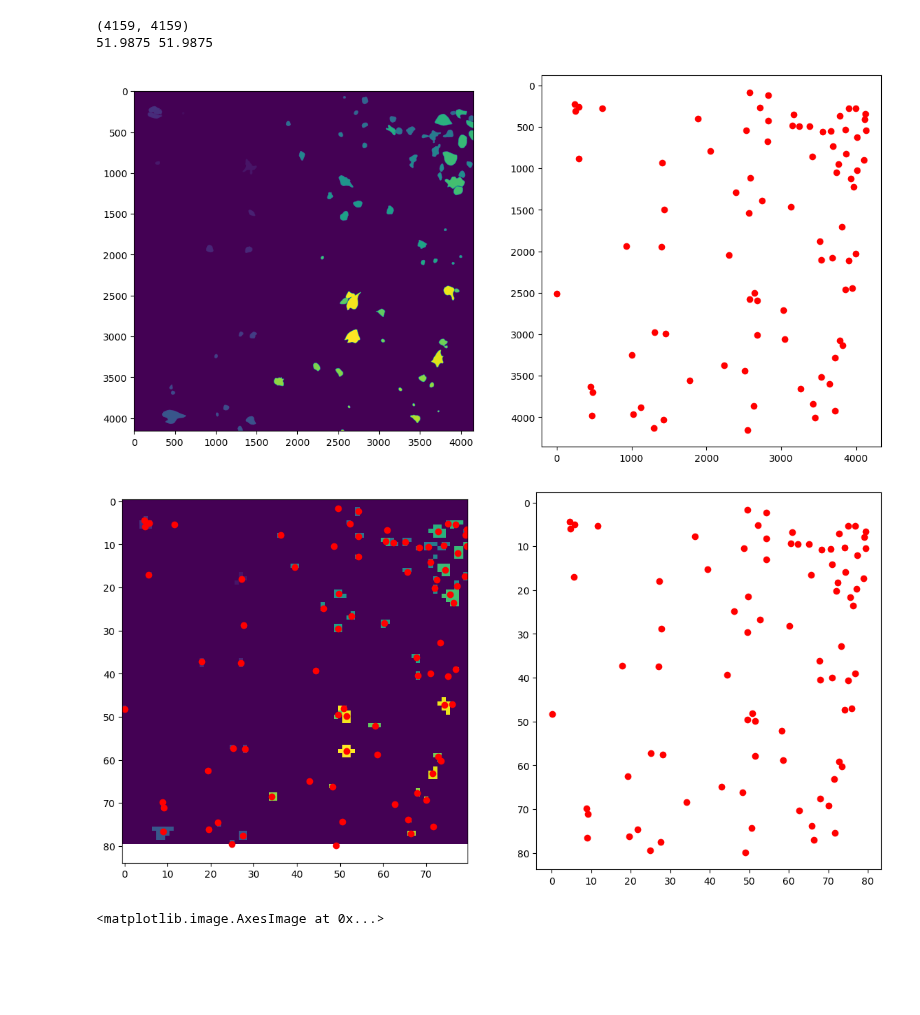
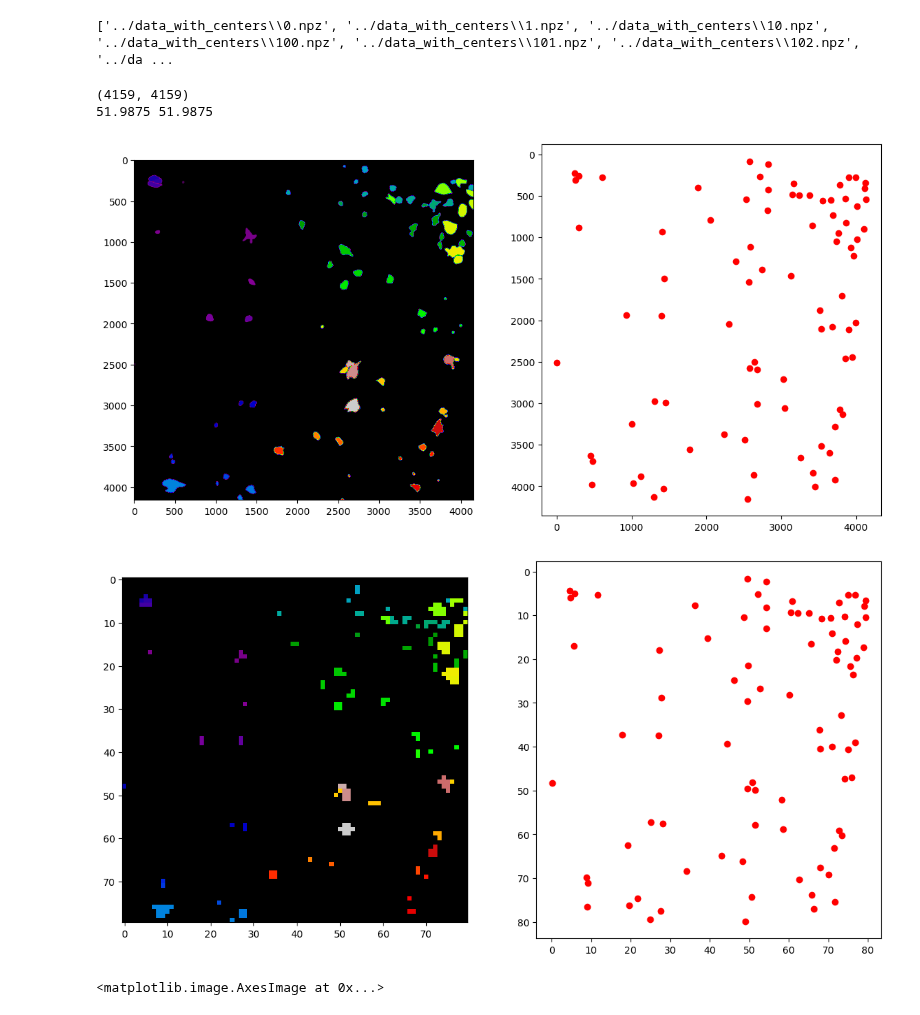
Before and after one commit to wittmajerd/U-Net-and-SRU-Net-segmentation, a Jupyter notebook: datavis/creating_plots.ipynb, the cells around one changed output. Drawn from its saved outputs; the diff is of its cells as text; code cells hidden in the pictures; blank space fills up the shorter version.

```diff
--- a/datavis/creating_plots.ipynb
+++ b/datavis/creating_plots.ipynb
@@ -7,8 +8,8 @@ from glob import glob
 import cv2
 from scipy import ndimage
 # %%
-all_npz = glob('data_with_centers/*.npz')
-# print(all_npz)
+all_npz = glob('../data_with_centers/*.npz')
+print(all_npz)
 
 alldata = []
 for file in all_npz:
@@ -16,6 +17,8 @@ for file in all_npz:
         alldata.append({'old_filename': data['old_filename'], 'biosensor': data['biosensor'], 'mask': data['mask'], 'cell_centers': data['cell_centers']})
 
 alldata.sort(key=lambda x: x['old_filename'])
+# %% [output]
+['../data_with_centers\\0.npz', '../data_with_centers\\1.npz', '../data_with_centers\\10.npz', '../data_with_centers\\100.npz', '../data_with_centers\\101.npz', '../data_with_centers\\102.npz', '../da ...
 # %%
 # Sorted by filename
 for data in alldata:
@@ -38,8 +41,8 @@ axs[1].scatter(y, x, c='red')
 axs[1].invert_yaxis()
 
 print(test_mask.shape)
-x_scale = mask.shape[0] / mask_size
-y_scale = mask.shape[1] / mask_size
+x_scale = test_mask.shape[0] / mask_size
+y_scale = test_mask.shape[1] / mask_size
 print(x_scale, y_scale)
 scaled_centers = test_centers / [x_scale, y_scale]
 # scaled_centers = scaled_centers.astype(int)
@@ -48,28 +51,28 @@ interpolated_mask = torch.nn.functional.interpolate(test_mask_tensor.unsqueeze(0
 # %% [output]
 (4159, 4159)
 51.9875 51.9875
-[figure, old version]
+[figure, new version]
 # %%
 y = [point[0] for point in scaled_centers]
 x = [point[1] for point in scaled_centers]
 
 # create a 2D plot
 fig, axs = plt.subplots(1, 2, figsize=(14, 7))
 
 # plot the mask
-axs[0].imshow(interpolated_mask)
+axs[0].imshow(interpolated_mask, cmap='nipy_spectral')
 
 # plot the centers on the mask
-axs[0].scatter(x, y, c='red')
+# axs[0].scatter(x, y, c='red')
 
 # Raw np calculation
 axs[1].scatter(x, y, c='red')
 axs[1].invert_yaxis()
 
 # show the plot
 plt.show()
 # %% [output]
-[figure, old version]
+[figure, new version]
 # %%
 # assuming interpolated_mask is your mask and it's a numpy array
 # and scaled_centers are your centers
```
Also changed, not shown: parts of 1 cell of this notebook.
